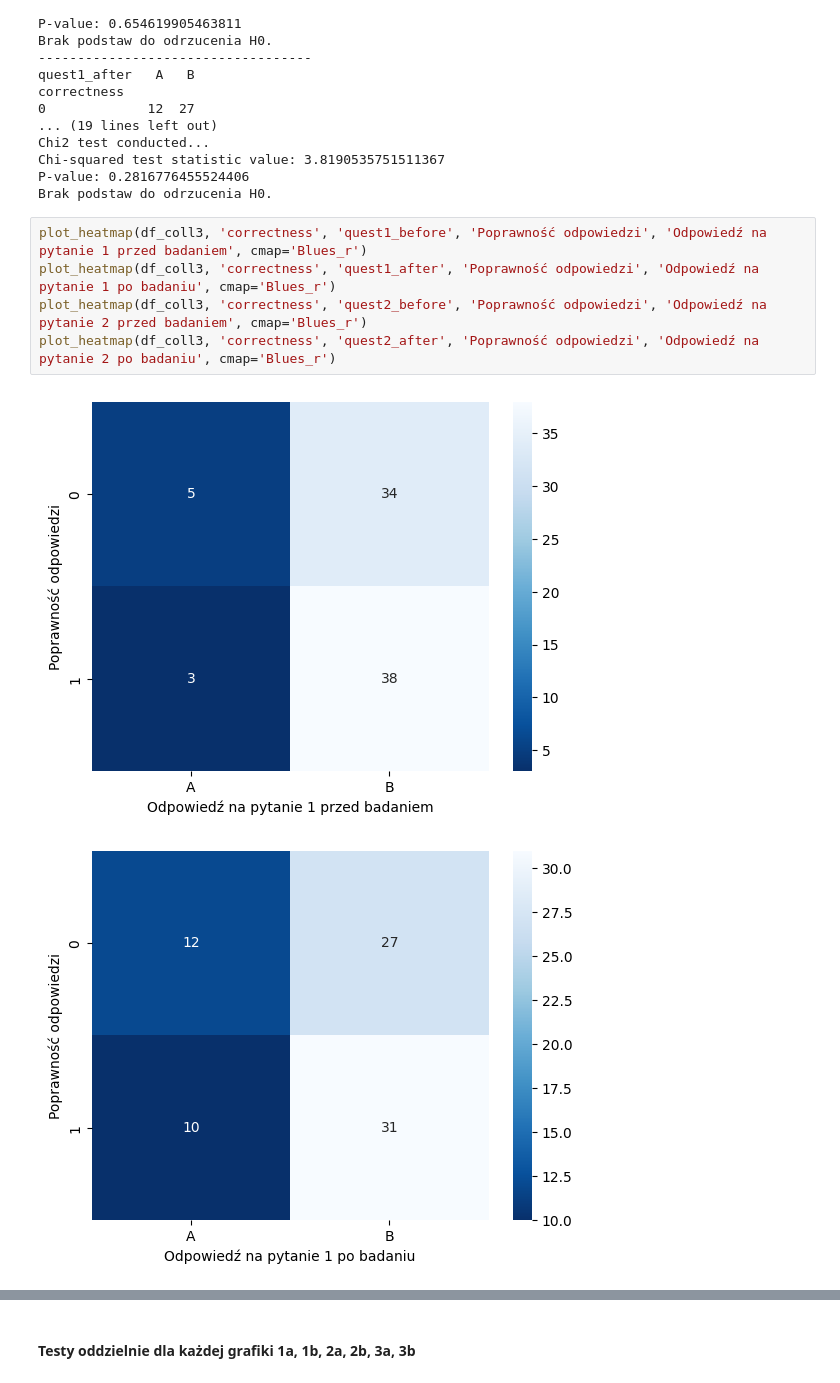
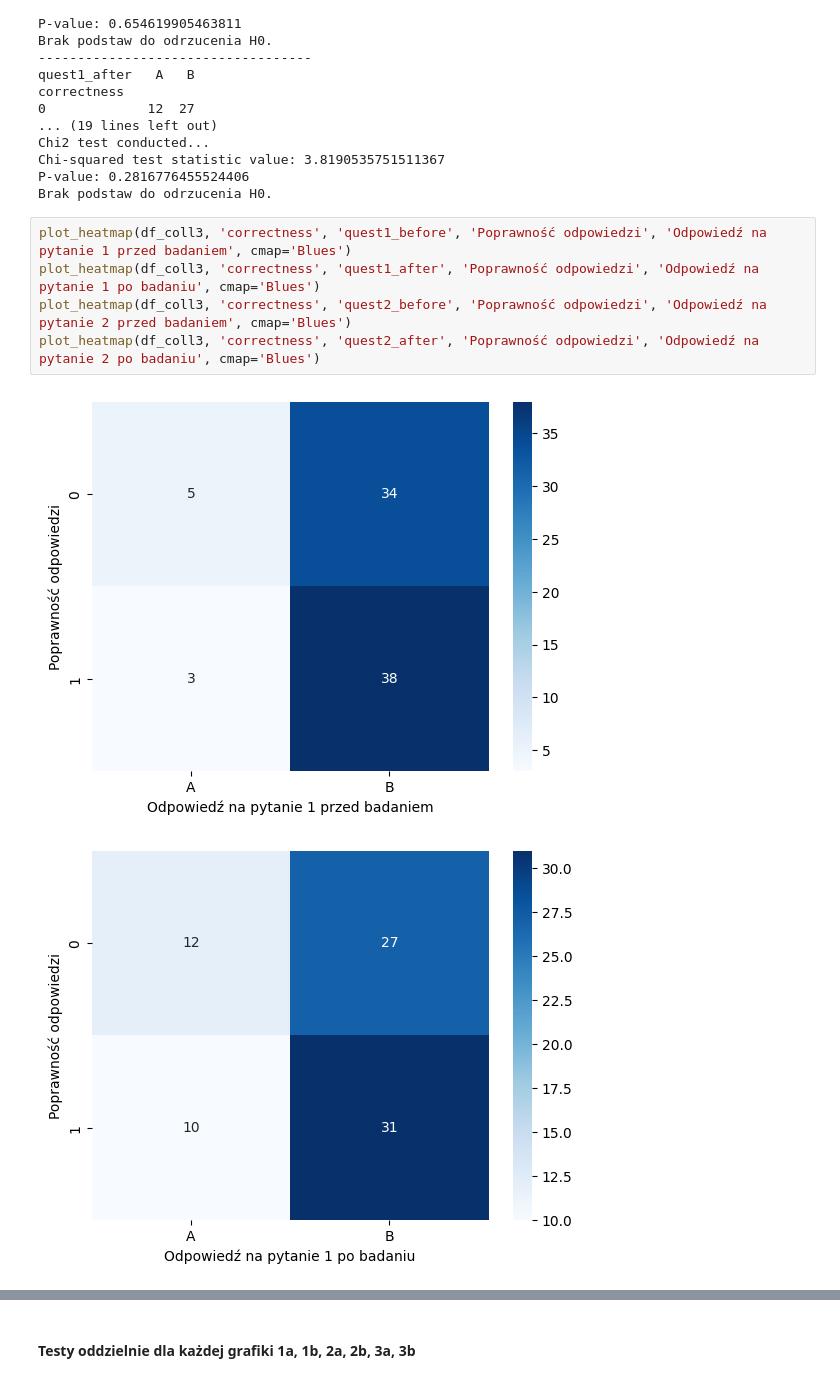
Before and after one commit to MartaSolarz/Master_thesis, a Jupyter notebook: statistical_tests/general/4_poprawnosc_vs_quest12.ipynb, the cells around one changed output, grey strips where cells are left out. Saved outputs shown, nothing was run; the diff lists cells and outputs as text.

```diff
--- a/statistical_tests/general/4_poprawnosc_vs_quest12.ipynb
+++ b/statistical_tests/general/4_poprawnosc_vs_quest12.ipynb
@@ -314,10 +314,10 @@ Chi-squared test statistic value: 3.8190535751511367
 P-value: 0.2816776455524406
 Brak podstaw do odrzucenia H0.
 # %%
-plot_heatmap(df_coll3, 'correctness', 'quest1_before', 'Poprawność odpowiedzi', 'Odpowiedź na pytanie 1 przed badaniem', cmap='Blues_r')
-plot_heatmap(df_coll3, 'correctness', 'quest1_after', 'Poprawność odpowiedzi', 'Odpowiedź na pytanie 1 po badaniu', cmap='Blues_r')
-plot_heatmap(df_coll3, 'correctness', 'quest2_before', 'Poprawność odpowiedzi', 'Odpowiedź na pytanie 2 przed badaniem', cmap='Blues_r')
-plot_heatmap(df_coll3, 'correctness', 'quest2_after', 'Poprawność odpowiedzi', 'Odpowiedź na pytanie 2 po badaniu', cmap='Blues_r')
+plot_heatmap(df_coll3, 'correctness', 'quest1_before', 'Poprawność odpowiedzi', 'Odpowiedź na pytanie 1 przed badaniem', cmap='Blues')
+plot_heatmap(df_coll3, 'correctness', 'quest1_after', 'Poprawność odpowiedzi', 'Odpowiedź na pytanie 1 po badaniu', cmap='Blues')
+plot_heatmap(df_coll3, 'correctness', 'quest2_before', 'Poprawność odpowiedzi', 'Odpowiedź na pytanie 2 przed badaniem', cmap='Blues')
+plot_heatmap(df_coll3, 'correctness', 'quest2_after', 'Poprawność odpowiedzi', 'Odpowiedź na pytanie 2 po badaniu', cmap='Blues')
 # %% [output]
-[figure, old version]
+[figure, new version]
-[figure, old version]
+[figure, new version]
```
Also changed, not shown: parts of 7 cells of this notebook, 1 other file.
